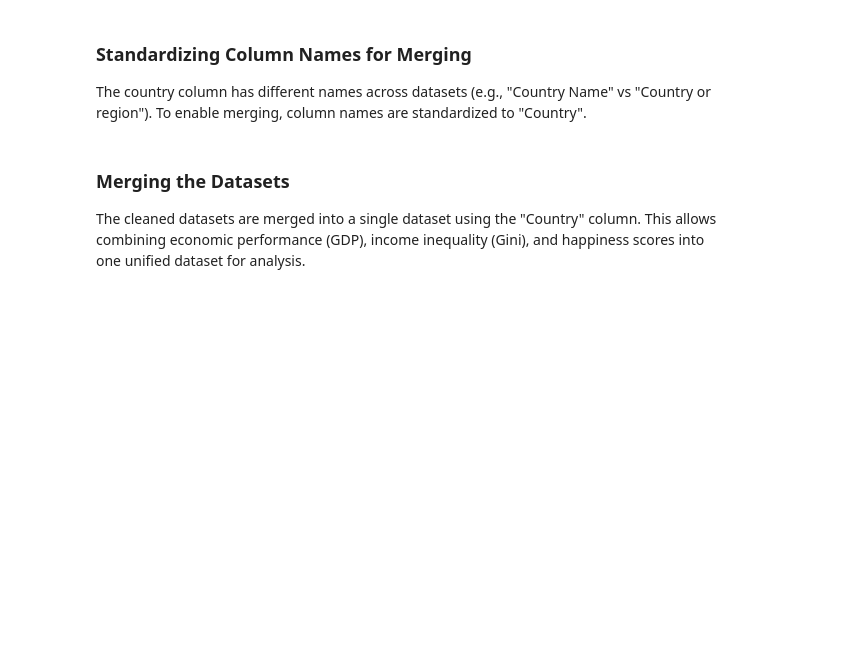
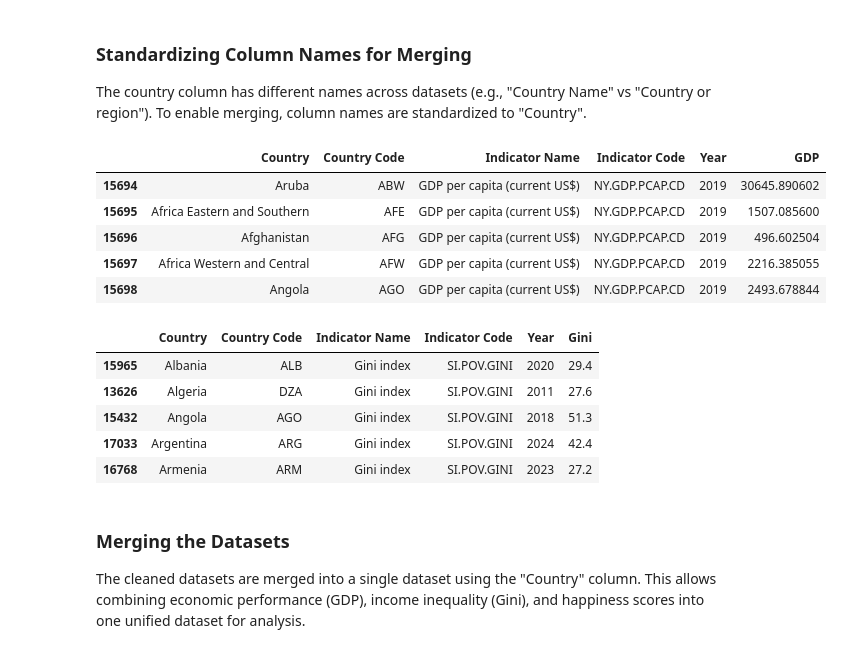
Before and after one commit to basel-lefdawy/Global-Happiness-and-Inequality-Analysis, a Jupyter notebook: notebook.ipynb, the cells around one changed output. Drawn from its saved outputs; the diff is of its cells as text; code cells hidden in the pictures; blank space fills up the shorter version.

```diff
--- a/notebook.ipynb
+++ b/notebook.ipynb
@@ -263,9 +398,24 @@ The country column has different names across datasets (e.g., "Country Name" vs
 # %%
 # Rename columns for merging
 gdp_2019.rename(columns={'Country Name': 'Country'}, inplace=True)
 gini_final.rename(columns={'Country Name': 'Country'}, inplace=True)
 
 happiness.rename(columns={'Country or region': 'Country'}, inplace=True)
+display(gdp_2019.head())
+display(gini_final.head())
+# %% [output]
+|  | Country | Country Code | Indicator Name | Indicator Code | Year | GDP |
+| 15694 | Aruba | ABW | GDP per capita (current US$) | NY.GDP.PCAP.CD | 2019 | 30645.890602 |
+| 15695 | Africa Eastern and Southern | AFE | GDP per capita (current US$) | NY.GDP.PCAP.CD | 2019 | 1507.085600 |
+| 15696 | Afghanistan | AFG | GDP per capita (current US$) | NY.GDP.PCAP.CD | 2019 | 496.602504 |
+| 15697 | Africa Western and Central | AFW | GDP per capita (current US$) | NY.GDP.PCAP.CD | 2019 | 2216.385055 |
+| 15698 | Angola | AGO | GDP per capita (current US$) | NY.GDP.PCAP.CD | 2019 | 2493.678844 |
+|  | Country | Country Code | Indicator Name | Indicator Code | Year | Gini |
+| 15965 | Albania | ALB | Gini index | SI.POV.GINI | 2020 | 29.4 |
+| 13626 | Algeria | DZA | Gini index | SI.POV.GINI | 2011 | 27.6 |
+| 15432 | Angola | AGO | Gini index | SI.POV.GINI | 2018 | 51.3 |
+| 17033 | Argentina | ARG | Gini index | SI.POV.GINI | 2024 | 42.4 |
+| 16768 | Armenia | ARM | Gini index | SI.POV.GINI | 2023 | 27.2 |
 # %% [markdown]
 ### Merging the Datasets
 
```
Also changed, not shown: parts of 11 cells of this notebook, 2 other files.
